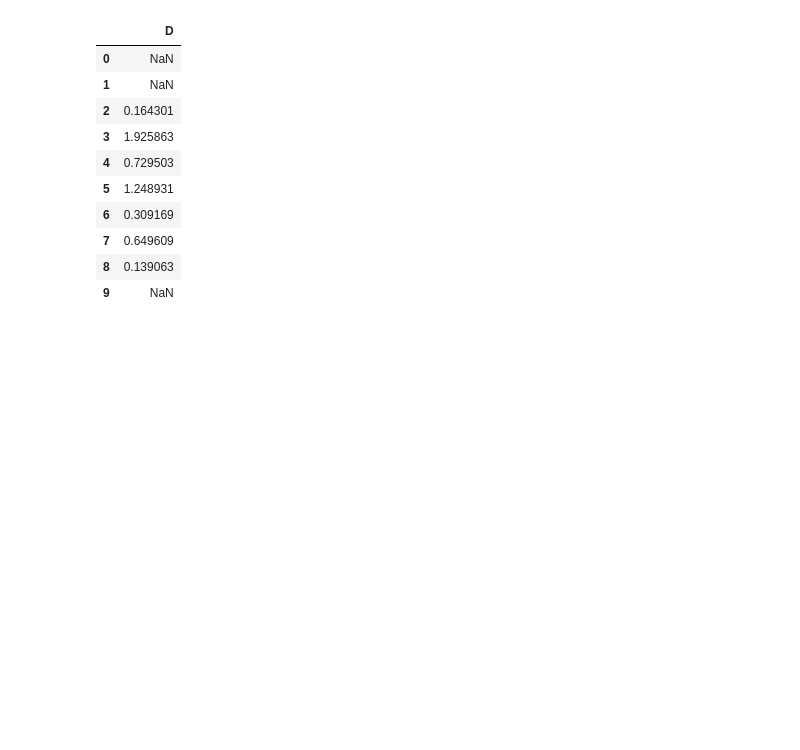
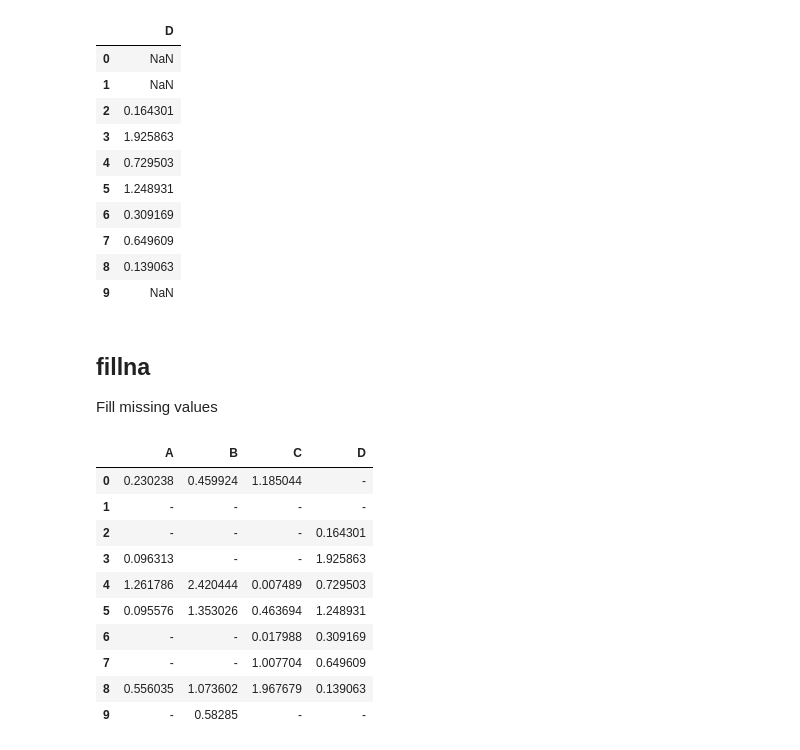
Before and after one commit to Janandersov/Databehandling-Jan-Anders-Overgard, a Jupyter notebook: Code-Alongs/L007_Missing_data.ipynb, the cells around one changed output. Cells and saved outputs as stored; diff of their text form; code cells hidden in the pictures; blank space fills up the shorter version.

```diff
--- a/Code-Alongs/L007_Missing_data.ipynb
+++ b/Code-Alongs/L007_Missing_data.ipynb
@@ -181,3 +169,22 @@ copy.dropna(axis="columns", subset=2)
 | 7 | 0.649609 |
 | 8 | 0.139063 |
 | 9 | NaN |
+# %% [markdown]
+## fillna
+Fill missing values
+# %%
+copy = df.copy()
+# %%
+copy.fillna("-")
+# %% [output]
+|  | A | B | C | D |
+| 0 | 0.230238 | 0.459924 | 1.185044 | - |
+| 1 | - | - | - | - |
+| 2 | - | - | - | 0.164301 |
+| 3 | 0.096313 | - | - | 1.925863 |
+| 4 | 1.261786 | 2.420444 | 0.007489 | 0.729503 |
+| 5 | 0.095576 | 1.353026 | 0.463694 | 1.248931 |
+| 6 | - | - | 0.017988 | 0.309169 |
+| 7 | - | - | 1.007704 | 0.649609 |
+| 8 | 0.556035 | 1.073602 | 1.967679 | 0.139063 |
+| 9 | - | 0.58285 | - | - |
```
Also changed, not shown: parts of 20 cells of this notebook.
